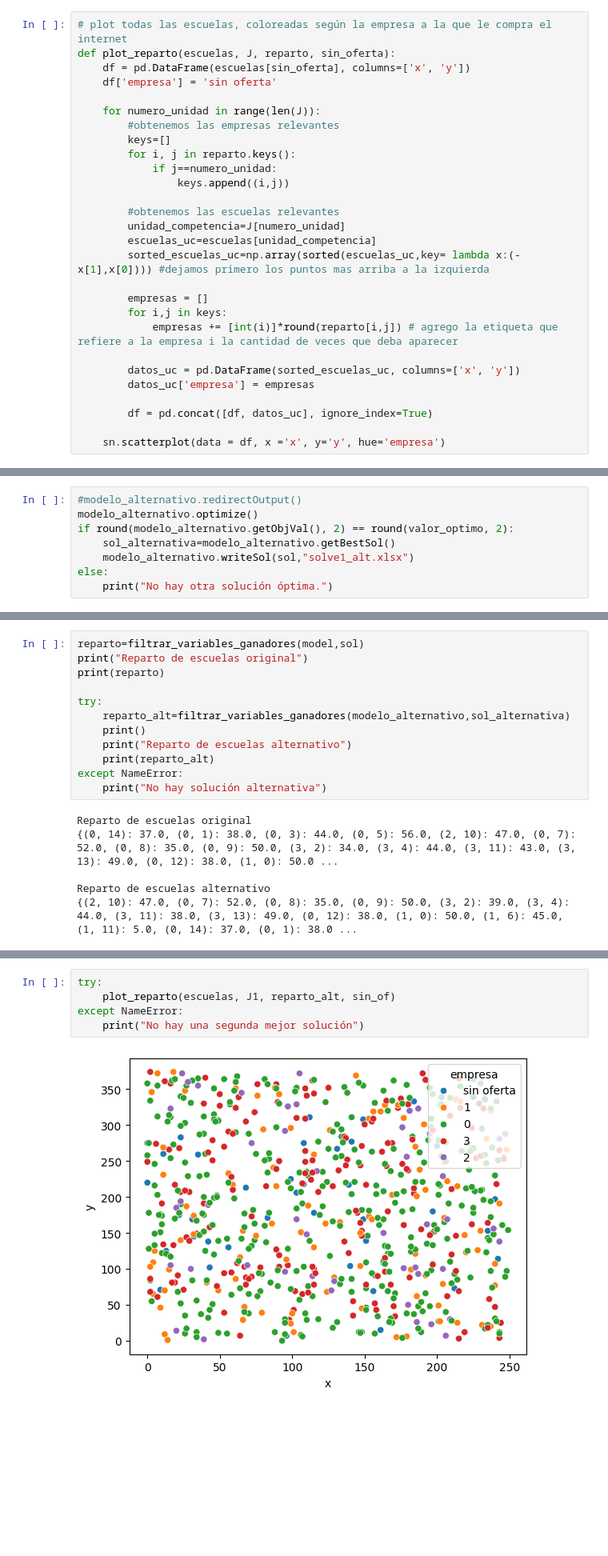
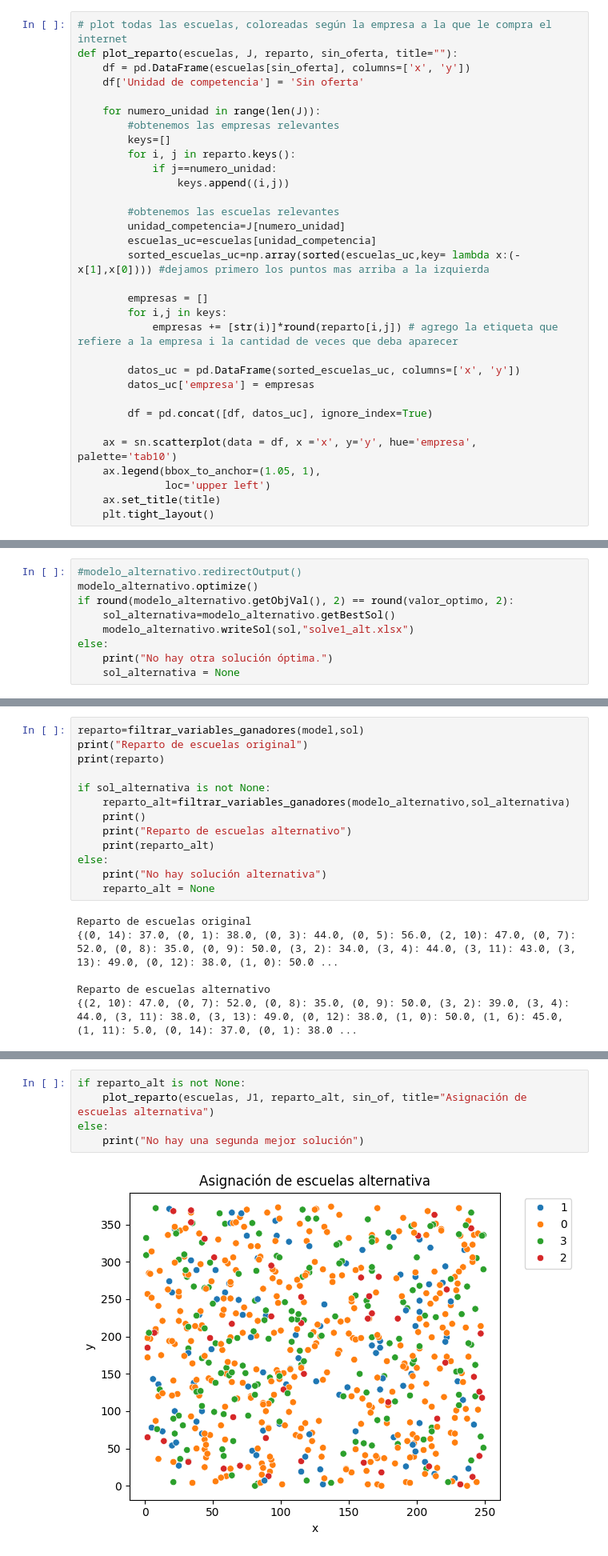
Before and after one commit to Emiliano-Torres/TP_INVOP_Programacion_Lineal, a Jupyter notebook: TP_INVOP.ipynb, the cells around one changed output, grey strips where cells are left out. Shown at 80% size. Cells and saved outputs as stored; diff of their text form; blank space fills up the shorter version.

```diff
--- a/TP_INVOP.ipynb
+++ b/TP_INVOP.ipynb
@@ -221,8 +225,8 @@ def plot_UC(escuelas,J,numero_unidad,reparto):
 # %%
 # plot todas las escuelas, coloreadas según la empresa a la que le compra el internet
-def plot_reparto(escuelas, J, reparto, sin_oferta):
+def plot_reparto(escuelas, J, reparto, sin_oferta, title=""):
     df = pd.DataFrame(escuelas[sin_oferta], columns=['x', 'y'])
-    df['empresa'] = 'sin oferta'
+    df['Unidad de competencia'] = 'Sin oferta'
 
     for numero_unidad in range(len(J)):
         #obtenemos las empresas relevantes
@@ -238,11 +242,15 @@ def plot_reparto(escuelas, J, reparto, sin_oferta):
 
         empresas = []
         for i,j in keys:
-            empresas += [int(i)]*round(reparto[i,j]) # agrego la etiqueta que refiere a la empresa i la cantidad de veces que deba aparecer
+            empresas += [str(i)]*round(reparto[i,j]) # agrego la etiqueta que refiere a la empresa i la cantidad de veces que deba aparecer
 
         datos_uc = pd.DataFrame(sorted_escuelas_uc, columns=['x', 'y'])
         datos_uc['empresa'] = empresas
 
         df = pd.concat([df, datos_uc], ignore_index=True)
 
-    sn.scatterplot(data = df, x ='x', y='y', hue='empresa')
+    ax = sn.scatterplot(data = df, x ='x', y='y', hue='empresa', palette='tab10')
+    ax.legend(bbox_to_anchor=(1.05, 1),
+              loc='upper left')
+    ax.set_title(title)
+    plt.tight_layout()
@@ -354,6 +403,7 @@ if round(modelo_alternativo.getObjVal(), 2) == round(valor_optimo, 2):
     modelo_alternativo.writeSol(sol,"solve1_alt.xlsx")
 else:
     print("No hay otra solución óptima.")
+    sol_alternativa = None
 # %%
 modelo_alternativo.getObjVal() , valor_optimo
 # %% [output]
@@ -363,13 +413,14 @@ reparto=filtrar_variables_ganadores(model,sol)
 print("Reparto de escuelas original")
 print(reparto)
 
-try:
+if sol_alternativa is not None:
     reparto_alt=filtrar_variables_ganadores(modelo_alternativo,sol_alternativa)
     print()
     print("Reparto de escuelas alternativo")
     print(reparto_alt)
-except NameError:
+else:
     print("No hay solución alternativa")
+    reparto_alt = None
 # %% [output]
 Reparto de escuelas original
 {(0, 14): 37.0, (0, 1): 38.0, (0, 3): 44.0, (0, 5): 56.0, (2, 10): 47.0, (0, 7): 52.0, (0, 8): 35.0, (0, 9): 50.0, (3, 2): 34.0, (3, 4): 44.0, (3, 11): 43.0, (3, 13): 49.0, (0, 12): 38.0, (1, 0): 50.0 ...
@@ -387,9 +438,9 @@ plot_reparto(escuelas, J1, reparto, sin_of) # puedo ver las escuelas de alguna d
 # %%
-try:
-    plot_reparto(escuelas, J1, reparto_alt, sin_of)
-except NameError:
+if reparto_alt is not None:
+    plot_reparto(escuelas, J1, reparto_alt, sin_of, title="Asignación de escuelas alternativa")
+else:
     print("No hay una segunda mejor solución")
 # %% [output]
-[figure, old version]
+[figure, new version]
 # %% [markdown]
 ### Caso 2:
```
Also changed, not shown: parts of 33 cells of this notebook.
